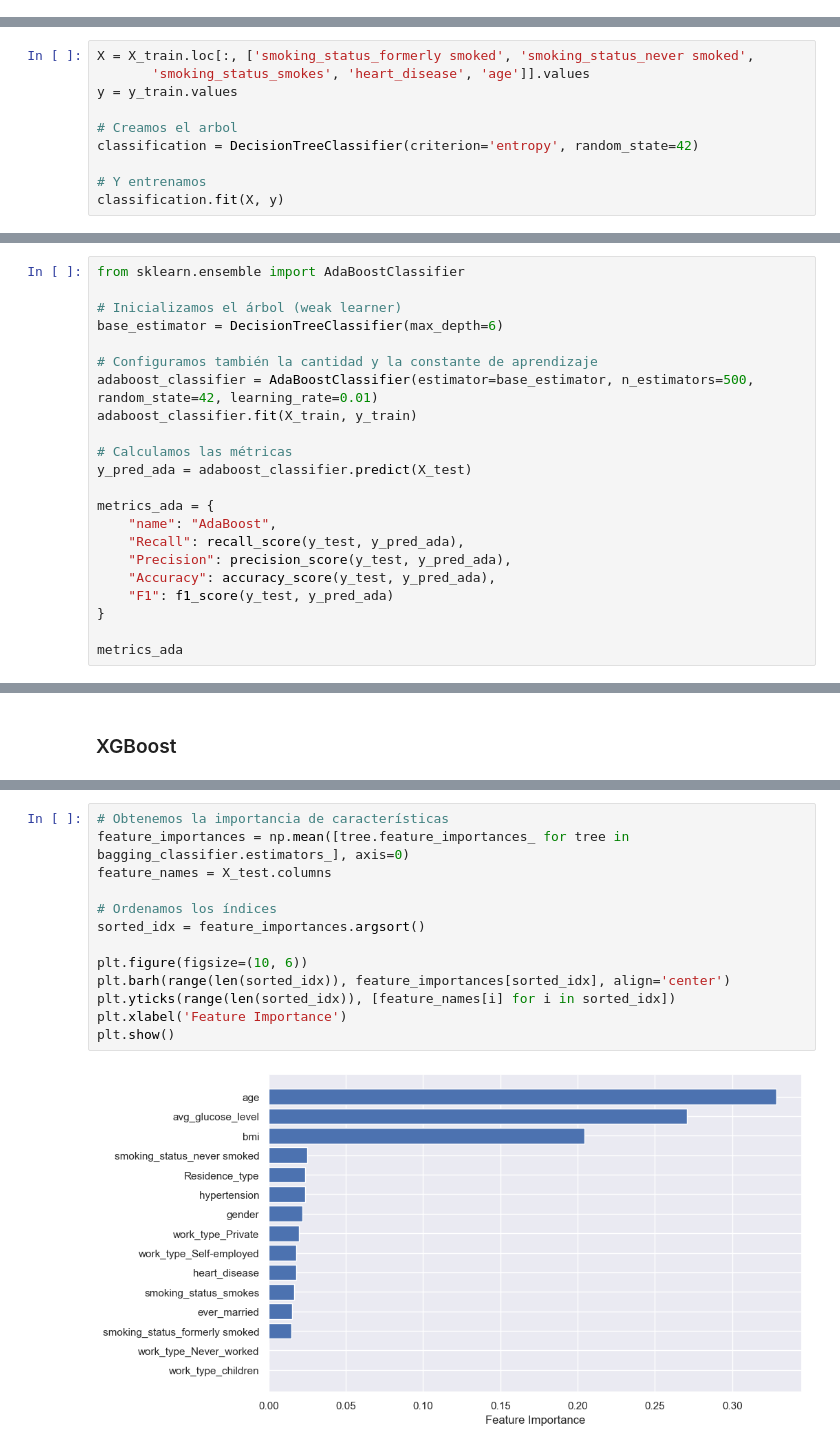
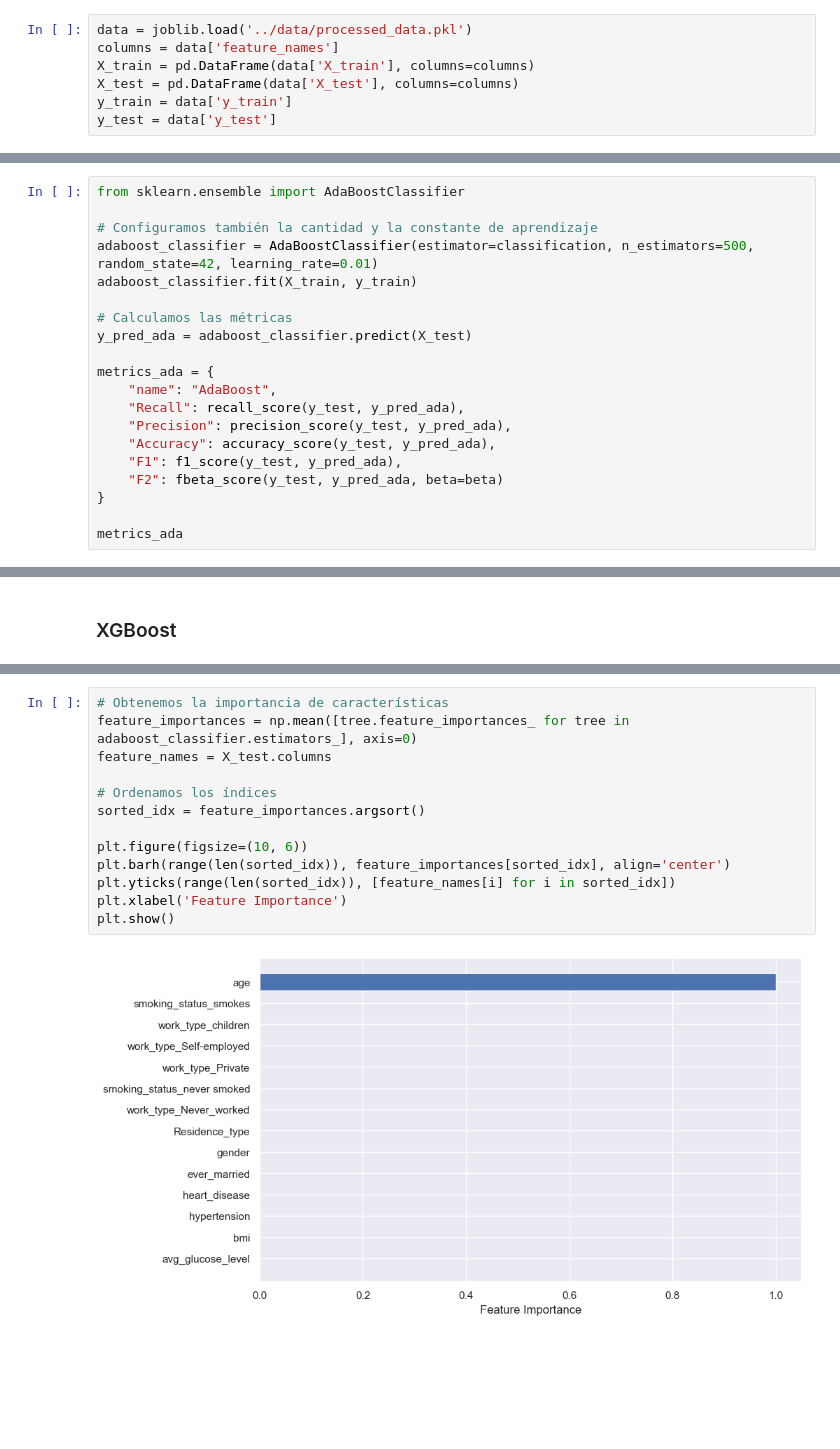
Before and after one commit to Gabriela-Sol/ML, a Jupyter notebook: notebooks/04_clasification_by_trees.ipynb, the cells around one changed output, grey strips where cells are left out. Drawn from its saved outputs; the diff is of its cells as text; blank space fills up the shorter version.

```diff
--- a/notebooks/04_clasification_by_trees.ipynb
+++ b/notebooks/04_clasification_by_trees.ipynb
@@ -27,3 +13,10 @@ y_train = y_train.loc[X_train.index]
+# %%
+data = joblib.load('../data/processed_data.pkl')
+columns = data['feature_names']
+X_train = pd.DataFrame(data['X_train'], columns=columns)
+X_test = pd.DataFrame(data['X_test'], columns=columns)
+y_train = data['y_train']
+y_test = data['y_test']
 # %%
 X_train.shape, X_test.shape, y_train.shape, y_test.shape
 # %% [output]
@@ -254,10 +214,0 @@ plt.show();
-# %%
-X = X_train.loc[:, ['smoking_status_formerly smoked', 'smoking_status_never smoked',
-       'smoking_status_smokes', 'heart_disease', 'age']].values
-y = y_train.values
-
-# Creamos el arbol
-classification = DecisionTreeClassifier(criterion='entropy', random_state=42)
-
-# Y entrenamos
-classification.fit(X, y)
@@ -322,11 +275,8 @@ metrics_rf
 # %%
 from sklearn.ensemble import AdaBoostClassifier
 
-# Inicializamos el árbol (weak learner)
-base_estimator = DecisionTreeClassifier(max_depth=6)
-
 # Configuramos también la cantidad y la constante de aprendizaje
-adaboost_classifier = AdaBoostClassifier(estimator=base_estimator, n_estimators=500, random_state=42, learning_rate=0.01)
+adaboost_classifier = AdaBoostClassifier(estimator=classification, n_estimators=500, random_state=42, learning_rate=0.01)
 adaboost_classifier.fit(X_train, y_train)
 
 # Calculamos las métricas
@@ -337,7 +287,8 @@ metrics_ada = {
     "Recall": recall_score(y_test, y_pred_ada),
     "Precision": precision_score(y_test, y_pred_ada),
     "Accuracy": accuracy_score(y_test, y_pred_ada),
-    "F1": f1_score(y_test, y_pred_ada)
+    "F1": f1_score(y_test, y_pred_ada),
+    "F2": fbeta_score(y_test, y_pred_ada, beta=beta)
 }
 
 metrics_ada
@@ -394,15 +348,15 @@ Arbol de Clasificacion  0.666667   0.134771  0.774299  0.224215
 # %%
 # Obtenemos la importancia de características
-feature_importances = np.mean([tree.feature_importances_ for tree in bagging_classifier.estimators_], axis=0)
+feature_importances = np.mean([tree.feature_importances_ for tree in adaboost_classifier.estimators_], axis=0)
 feature_names = X_test.columns
 
 # Ordenamos los índices
 sorted_idx = feature_importances.argsort()
 
 plt.figure(figsize=(10, 6))
 plt.barh(range(len(sorted_idx)), feature_importances[sorted_idx], align='center')
 plt.yticks(range(len(sorted_idx)), [feature_names[i] for i in sorted_idx])
 plt.xlabel('Feature Importance')
 plt.show()
 # %% [output]
-[figure, old version]
+[figure, new version]
```
Also changed, not shown: parts of 26 cells of this notebook, 1 other file.
